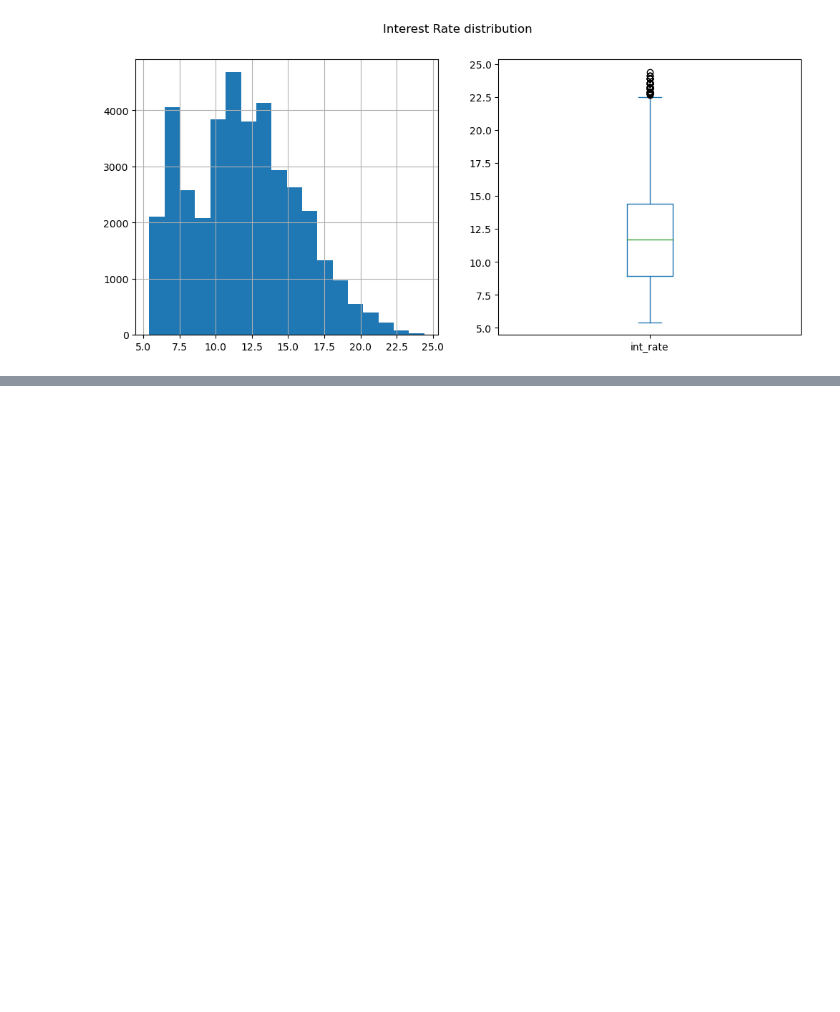
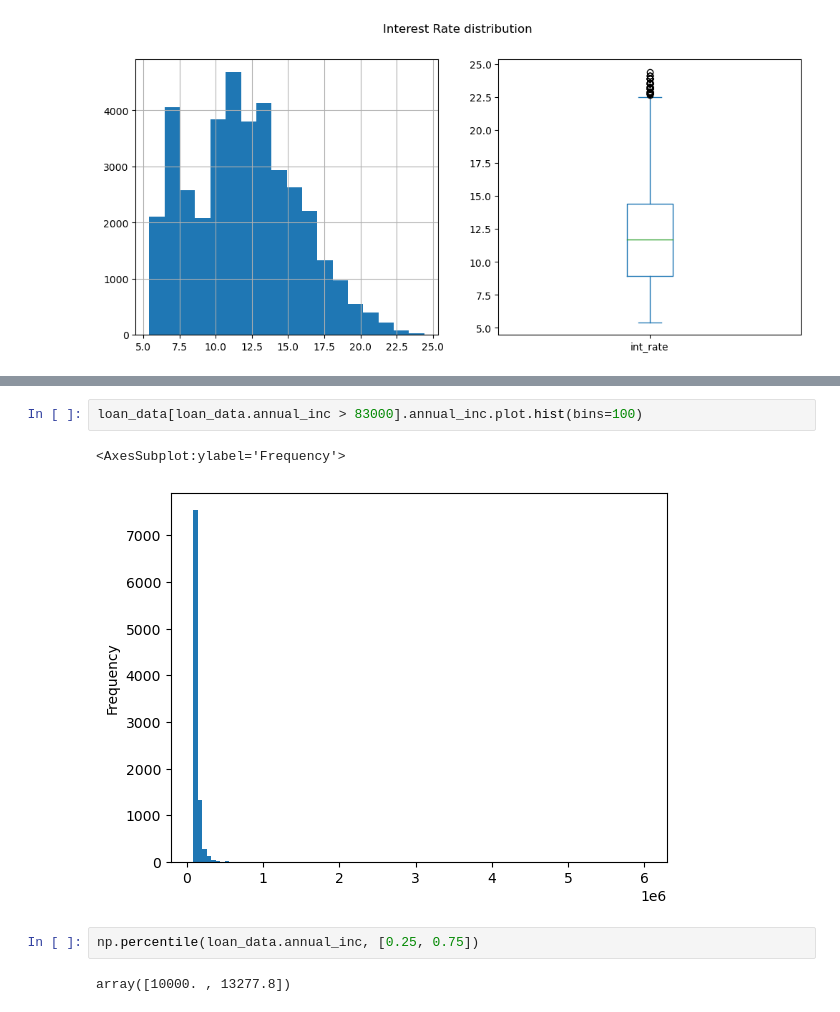
Before and after one commit to cyberpirate92/lending-club-case-study, a Jupyter notebook: Lending Club Case Study.ipynb, the cells around one changed output, grey strips where cells are left out. Saved outputs shown, nothing was run; the diff lists cells and outputs as text; blank space fills up the shorter version.

```diff
--- a/Lending Club Case Study.ipynb
+++ b/Lending Club Case Study.ipynb
@@ -307,0 +312,9 @@ plt.show()
+# %%
+loan_data[loan_data.annual_inc > 83000].annual_inc.plot.hist(bins=100)
+# %% [output]
+<AxesSubplot:ylabel='Frequency'>
+[figure, added]
+# %%
+np.percentile(loan_data.annual_inc, [0.25, 0.75])
+# %% [output]
+array([10000. , 13277.8])
```
Also changed, not shown: parts of 23 cells of this notebook.
